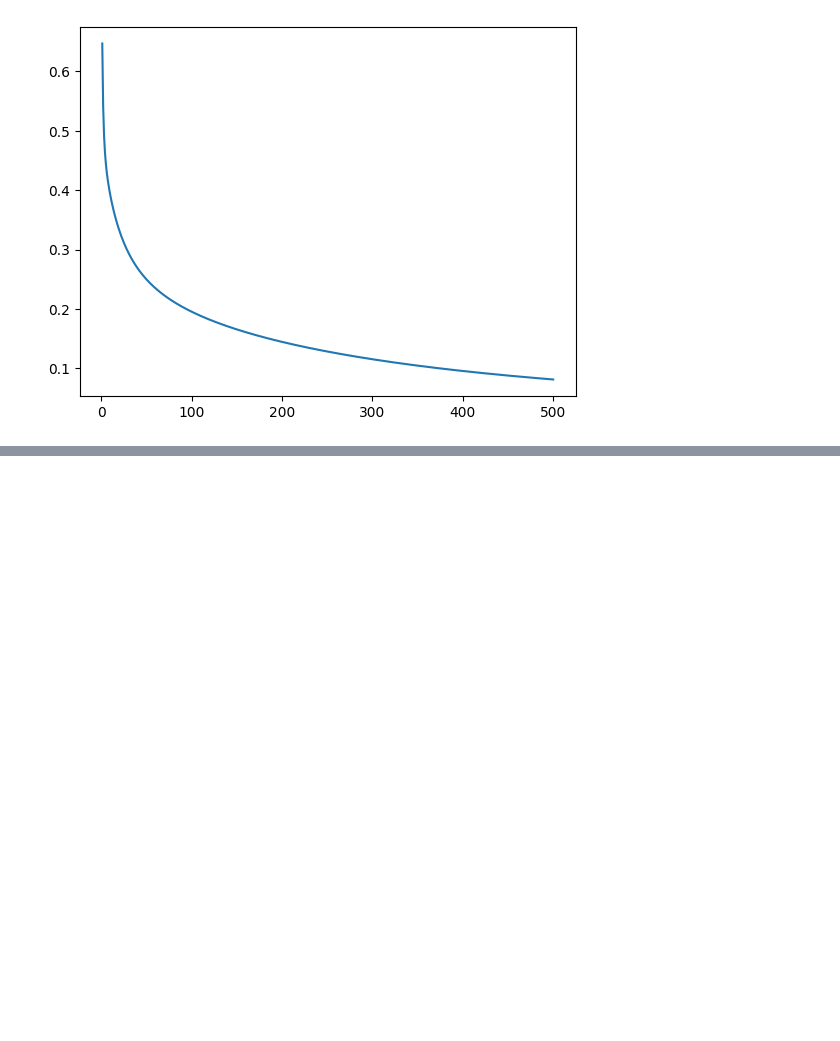
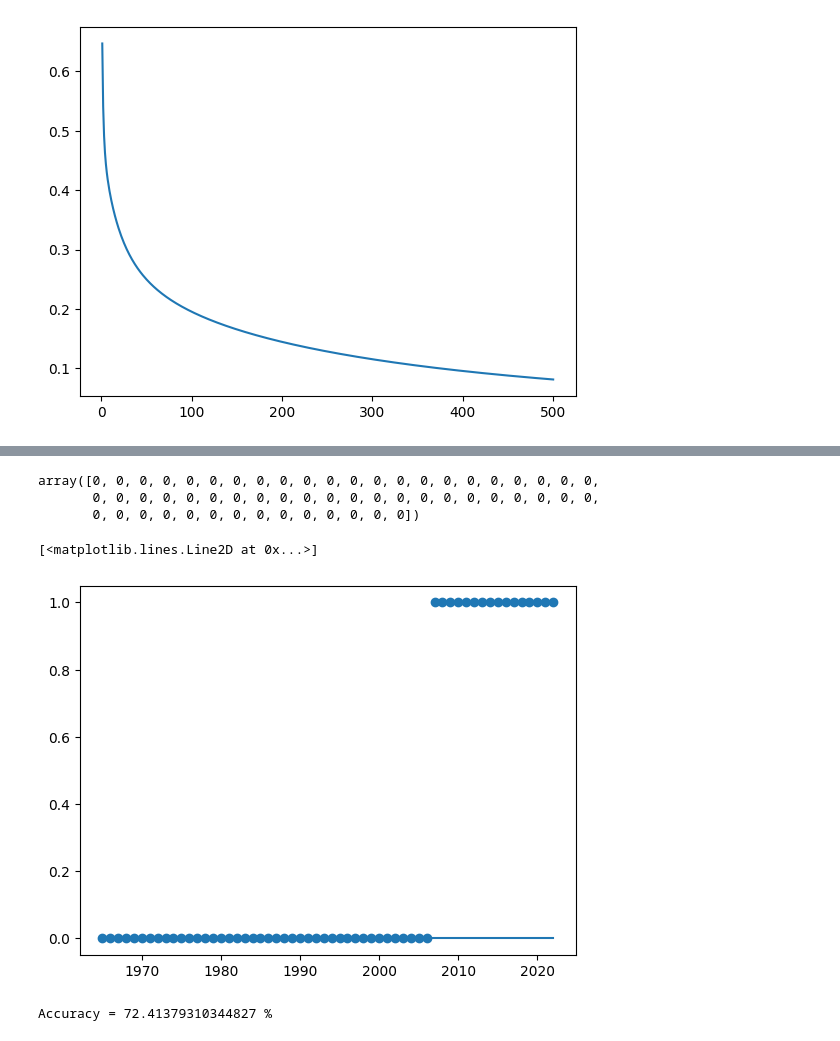
Before and after one commit to rukna40/ML_Lab, a Jupyter notebook: Lab5/Lab5.ipynb, the cells around one changed output, grey strips where cells are left out. Drawn from its saved outputs; the diff is of its cells as text; code cells hidden in the pictures; blank space fills up the shorter version.

```diff
--- a/Lab5/Lab5.ipynb
+++ b/Lab5/Lab5.ipynb
@@ -290,0 +295,9 @@ plt.plot(range(1,epoch+1),costs)
+# %%
+df=pd.read_csv('gold_price.csv')
+# %%
+x=df['Year'].values
+y=df['Price'].values
+
+y_norm=(y>y.mean()).astype(int)
+# %%
+b0,b1,costs=logistic(x,y_norm,1000,0.001)
@@ -290,0 +315,19 @@ plt.plot(range(1,epoch+1),costs)
+# %%
+y_pred=b0+b1*x
+y_hot=(y_pred>=0.5).astype(int)
+y_hot
+# %% [output]
+array([0, 0, 0, 0, 0, 0, 0, 0, 0, 0, 0, 0, 0, 0, 0, 0, 0, 0, 0, 0, 0, 0,
+       0, 0, 0, 0, 0, 0, 0, 0, 0, 0, 0, 0, 0, 0, 0, 0, 0, 0, 0, 0, 0, 0,
+       0, 0, 0, 0, 0, 0, 0, 0, 0, 0, 0, 0, 0, 0])
+# %%
+plt.scatter(x,y_norm)
+plt.plot(x,y_hot)
+# %% [output]
+[<matplotlib.lines.Line2D at 0x...>]
+[figure, added]
+# %%
+accuracy=np.mean(y_hot==y_norm)*100
+print(f'Accuracy = {accuracy} %')
+# %% [output]
+Accuracy = 72.41379310344827 %
```
Also changed, not shown: parts of 9 cells of this notebook, 8 other files.
